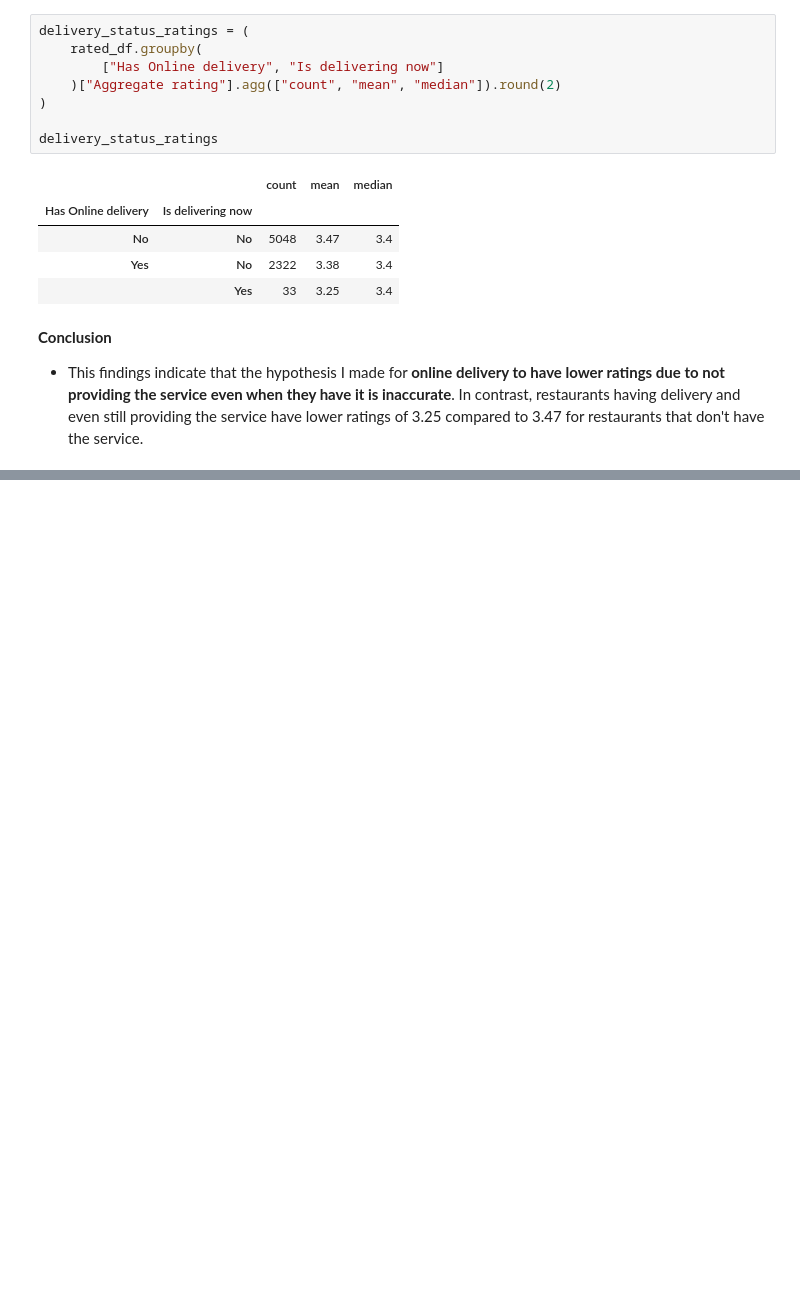
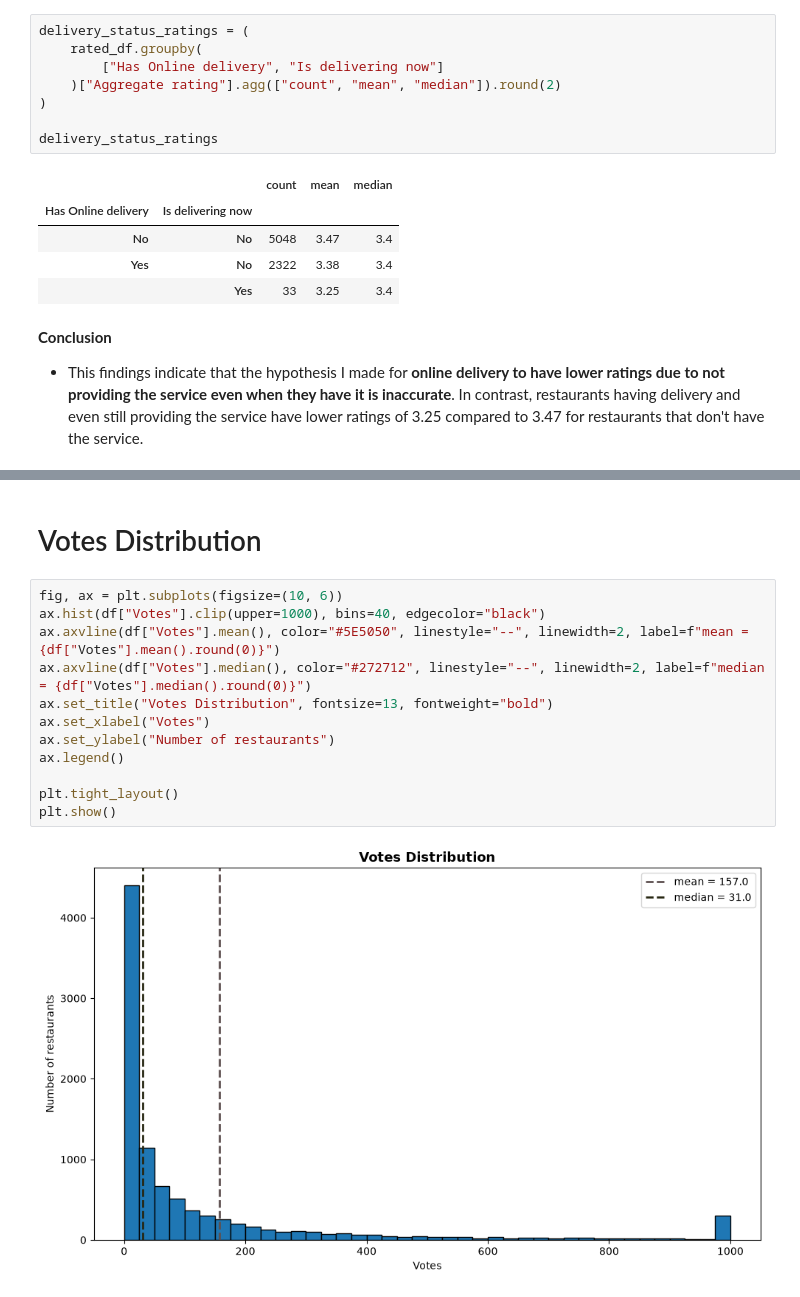
Before and after one commit to kiennt13/zomato-restaurant, a Jupyter notebook: EDA.ipynb, the cells around one changed output, grey strips where cells are left out. Cells and saved outputs as stored; diff of their text form; blank space fills up the shorter version.

```diff
--- a/EDA.ipynb
+++ b/EDA.ipynb
@@ -405,0 +643,16 @@ delivery_status_ratings
+# %% [markdown]
+# Votes Distribution
+# %%
+fig, ax = plt.subplots(figsize=(10, 6))
+ax.hist(df["Votes"].clip(upper=1000), bins=40, edgecolor="black")
+ax.axvline(df["Votes"].mean(), color="#5E5050", linestyle="--", linewidth=2, label=f"mean = {df["Votes"].mean().round(0)}")
+ax.axvline(df["Votes"].median(), color="#272712", linestyle="--", linewidth=2, label=f"median = {df["Votes"].median().round(0)}")
+ax.set_title("Votes Distribution", fontsize=13, fontweight="bold")
+ax.set_xlabel("Votes")
+ax.set_ylabel("Number of restaurants")
+ax.legend()
+
+plt.tight_layout()
+plt.show()
+# %% [output]
+[figure, added]
```
Also changed, not shown: parts of 21 cells of this notebook, 1 other file.
